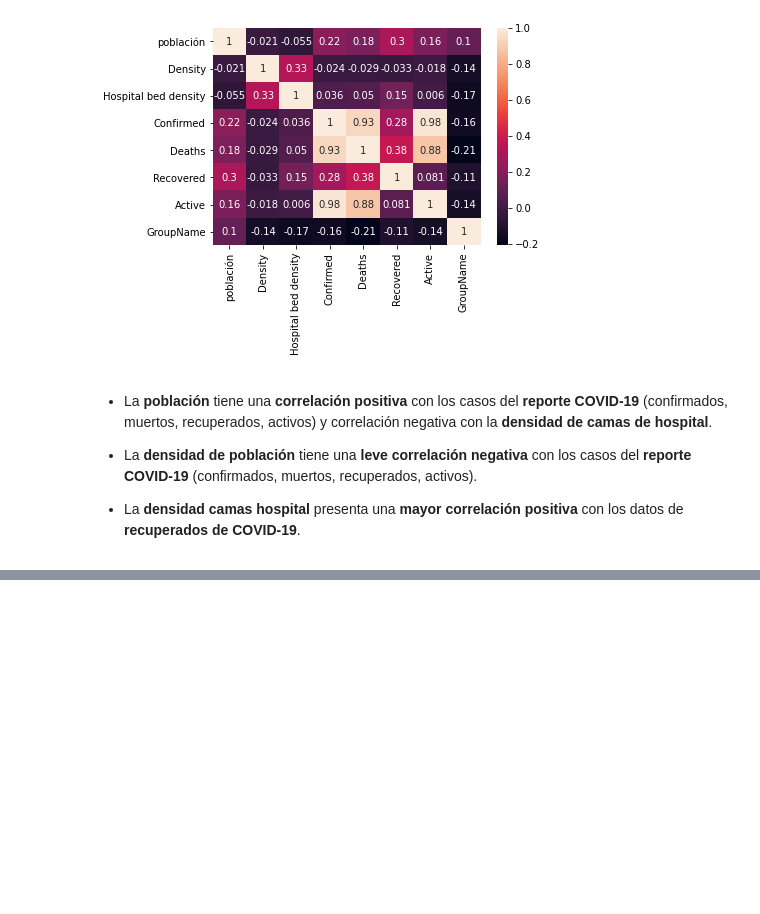
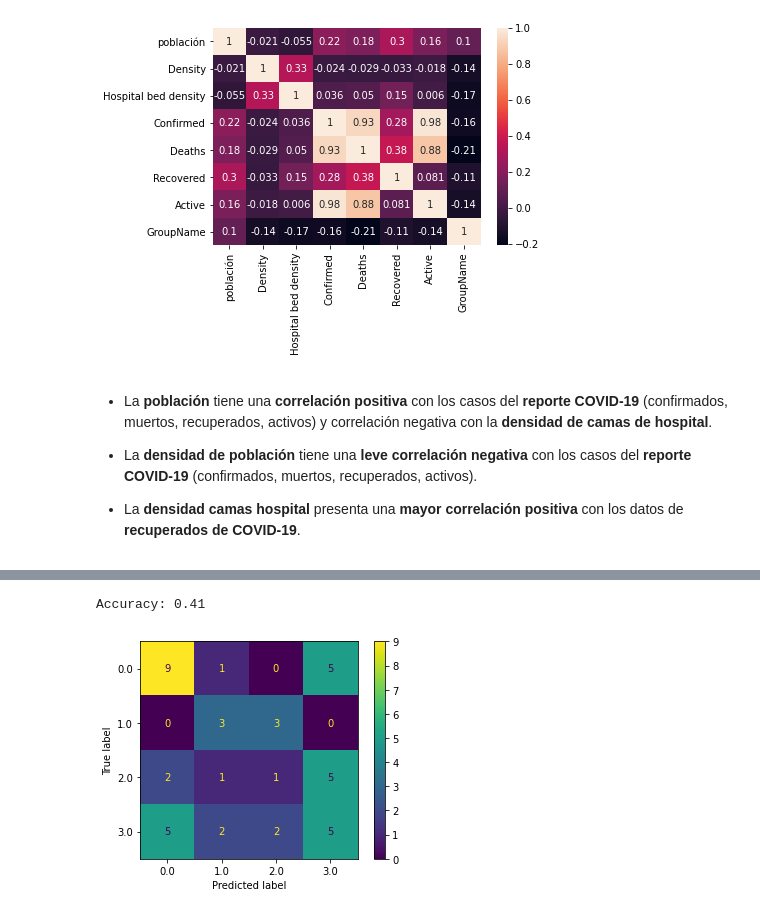
Before and after one commit to DiegoCanales/IIE575-AI-T1, a Jupyter notebook: tarea_AI_1.ipynb, the cells around one changed output, grey strips where cells are left out. Cells and saved outputs as stored; diff of their text form; code cells hidden in the pictures; blank space fills up the shorter version.

```diff
--- a/tarea_AI_1.ipynb
+++ b/tarea_AI_1.ipynb
@@ -537,0 +517,20 @@ Existe una variabilidad de los datos muy grande entre algunas características p
+# %%
+data = dataset.drop(columns='Country', axis=1)
+data = data.to_numpy()
+size = np.shape(data)
+
+X = data[:,:size[1]-1]
+y = data[:,size[1]-1:]
+# %%
+from sklearn.model_selection import train_test_split
+
+X_train, X_test, y_train, y_test = train_test_split(
+    X, y, test_size=0.3, random_state=1, stratify=y)
+# %%
+from sklearn.neural_network import MLPClassifier
+
+mlp = MLPClassifier(hidden_layer_sizes=1000,
+                    max_iter=1000,
+                    random_state=2,
+                    solver='lbfgs')
+mlp.fit(X_train, y_train)
@@ -537,0 +546,13 @@ Existe una variabilidad de los datos muy grande entre algunas características p
+# %%
+from sklearn.metrics import accuracy_score
+y_pred = mlp.predict(X_test)
+print('Accuracy: %.2f' % accuracy_score(y_test, y_pred))
+# %% [output]
+Accuracy: 0.41
+# %%
+from sklearn.metrics import plot_confusion_matrix
+
+plot_confusion_matrix(mlp, X_test, y_test)
+plt.show()
+# %% [output]
+[figure, added]
```
Also changed, not shown: parts of 19 cells of this notebook.
